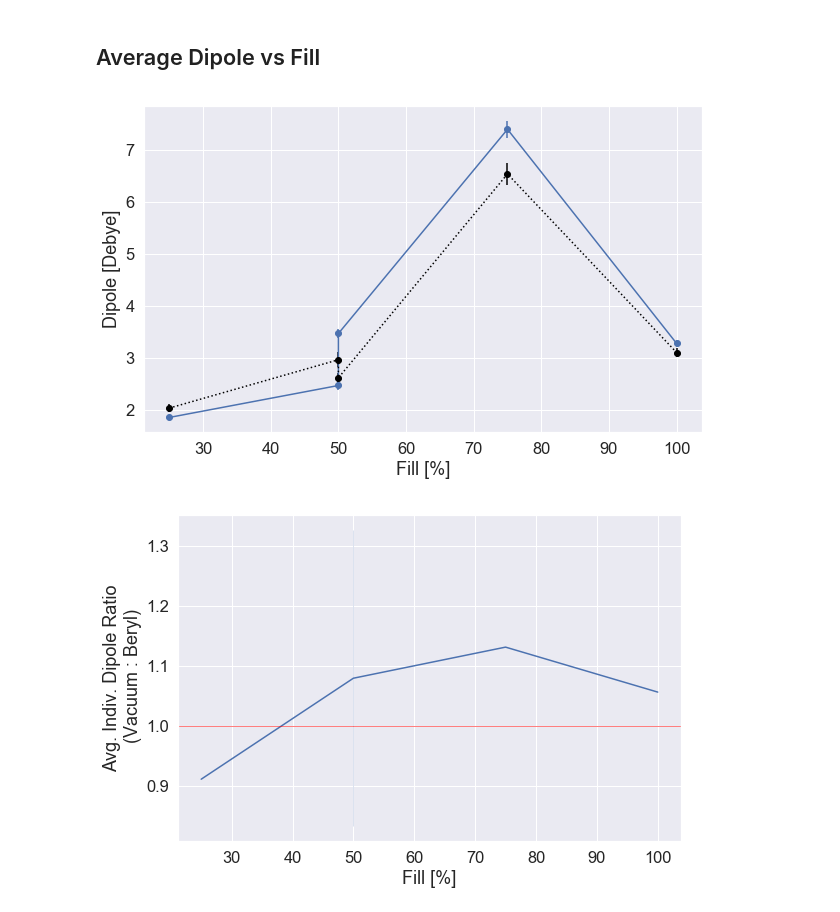
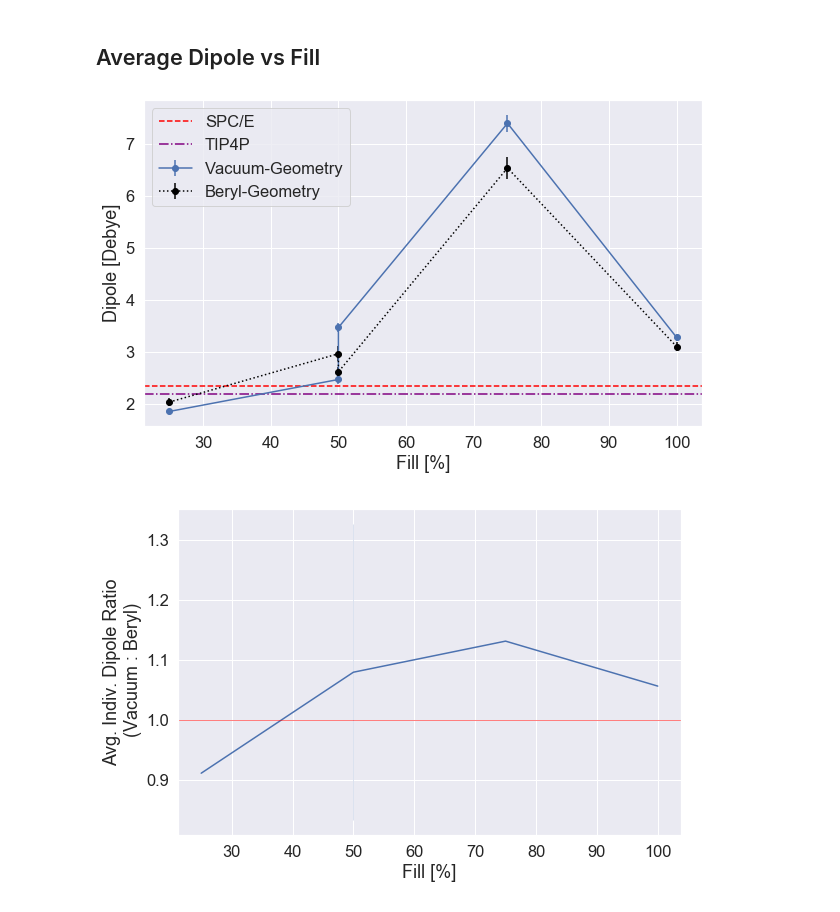
Before and after one commit to gvermillion/msc_thesis, a Jupyter notebook: partial_charge/vacuum_comparison/analyze_vacuum_pc_compare.ipynb, the cells around one changed output. Drawn from its saved outputs; the diff is of its cells as text; code cells hidden in the pictures.

```diff
--- a/partial_charge/vacuum_comparison/analyze_vacuum_pc_compare.ipynb
+++ b/partial_charge/vacuum_comparison/analyze_vacuum_pc_compare.ipynb
@@ -165,18 +165,22 @@ def get_dipole_stats(tidy_df):
 # %%
 def plot_final_dipoles(dfs,types):
     fig = plt.figure(figsize=(10,6))
     ax = plt.gca()
+    ax.axhline(2.351,color='red',ls='--',label='SPC/E')
+    ax.axhline(2.18,color='purple',ls='-.',label='TIP4P')
     for df,type_ in zip(dfs,types):
         fills, dipole_avgs, dipole_sems = get_dipole_stats(df)
         if type_ == 'Vacuum':
-            plt.errorbar(fills,dipole_avgs,yerr=dipole_sems,fmt="-o");
+            plt.errorbar(fills,dipole_avgs,yerr=dipole_sems,fmt="-o",label='Vacuum-Geometry');
         else:
-            plt.errorbar(fills,dipole_avgs,yerr=dipole_sems,fmt=":o",color='black');
+            plt.errorbar(fills,dipole_avgs,yerr=dipole_sems,fmt=":o",color='black',label='Beryl-Geometry');
+
     ax.set(xlabel="Fill [%]",ylabel="Dipole [Debye]");
+    ax.legend()
 
 plot_final_dipoles([vacuum_df,beryl_df],['Vacuum','Beryl'])
 # %% [output]
-[figure, old version]
+[figure, new version]
 # %%
 
 fig = plt.figure(figsize=(9,6))
```
Also changed, not shown: parts of 1 cell of this notebook, 2 other files.
